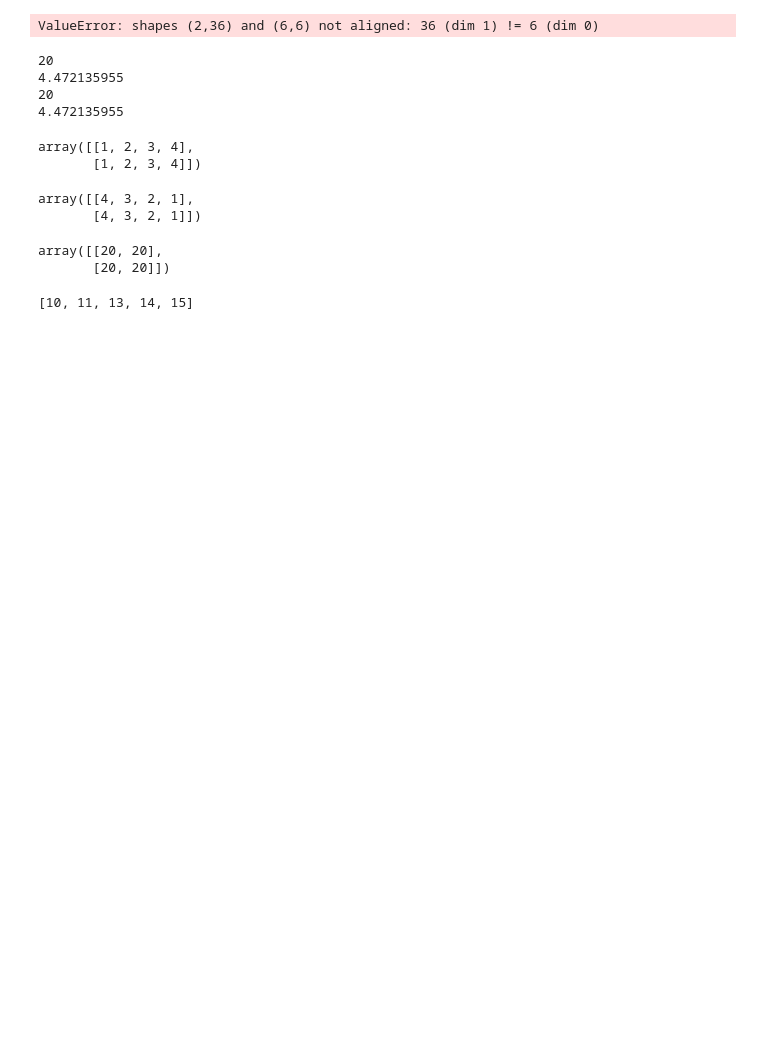
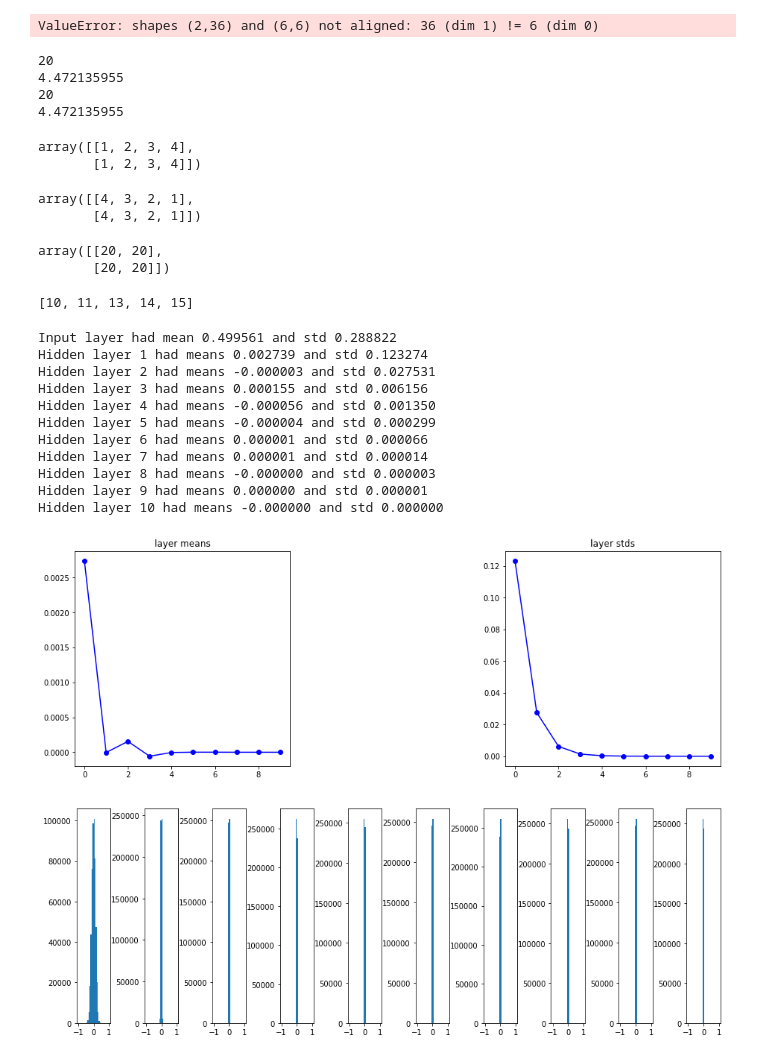
Before and after one commit to Deepanshu2017/deep_learning, a Jupyter notebook: CNN/KNN.ipynb, the cells around one changed output. Cells and saved outputs as stored; diff of their text form; code cells hidden in the pictures; blank space fills up the shorter version.

```diff
--- a/CNN/KNN.ipynb
+++ b/CNN/KNN.ipynb
@@ -269,0 +274,57 @@ print (lst[:2] + lst[3:])
+# %%
+import numpy as np
+import matplotlib.pyplot as plt
+
+%matplotlib inline
+
+D = np.random.rand(1000, 500)
+hidden_layer_sizes = [500] * 10
+nonlin = ['tanh'] * len(hidden_layer_sizes)
+
+act = {'relu': lambda x: np.maximum(0, x), 'tanh': lambda x: np.tanh(x)}
+Hs = {}
+for i in range(len(hidden_layer_sizes)):
+    X = D if i == 0 else Hs[i - 1]
+    fan_in = X.shape[1]
+    fan_out = hidden_layer_sizes[i]
+    W = np.random.randn(fan_in, fan_out) * 0.01
+#     W = np.random.randn(fan_in, fan_out) / np.sqrt(fan_in)  # Xavier initialization
+    H = np.dot(X, W)
+    H = act[nonlin[i]](H)
+    Hs[i] = H
+# %%
+print ("Input layer had mean %f and std %f" % (np.mean(D), np.std(D)))
+
+layer_means = [np.mean(H) for i, H in Hs.items()]
+layer_stds = [np.std(H) for i, H in Hs.items()]
+
+for i, H in Hs.items():
+    print ("Hidden layer %d had means %f and std %f" % (i + 1, layer_means[i], layer_stds[i]))
+
+plt.figure()
+plt.subplot(121)
+plt.plot(Hs.keys(), layer_means, "ob-")
+plt.title("layer means")
+plt.subplot(122)
+plt.plot(Hs.keys(), layer_stds, "ob-")
+plt.title("layer stds")
+plt.subplots_adjust(left=1, bottom=0, right=3, top=1, wspace=1, hspace=1)
+fig = plt.figure()
+for i, H in Hs.items():
+    plt.subplot(1, len(Hs), i + 1)
+    plt.hist(H.ravel(), 30, range=(-1, 1))
+plt.subplots_adjust(left=1, bottom=0, right=3, top=1, wspace=1, hspace=1)
+# %% [output]
+Input layer had mean 0.499561 and std 0.288822
+Hidden layer 1 had means 0.002739 and std 0.123274
+Hidden layer 2 had means -0.000003 and std 0.027531
+Hidden layer 3 had means 0.000155 and std 0.006156
+Hidden layer 4 had means -0.000056 and std 0.001350
+Hidden layer 5 had means -0.000004 and std 0.000299
+Hidden layer 6 had means 0.000001 and std 0.000066
+Hidden layer 7 had means 0.000001 and std 0.000014
+Hidden layer 8 had means -0.000000 and std 0.000003
+Hidden layer 9 had means 0.000000 and std 0.000001
+Hidden layer 10 had means -0.000000 and std 0.000000
+[figure, added]
+[figure, added]
```
Also changed, not shown: parts of 2 cells of this notebook, 9 other files.
